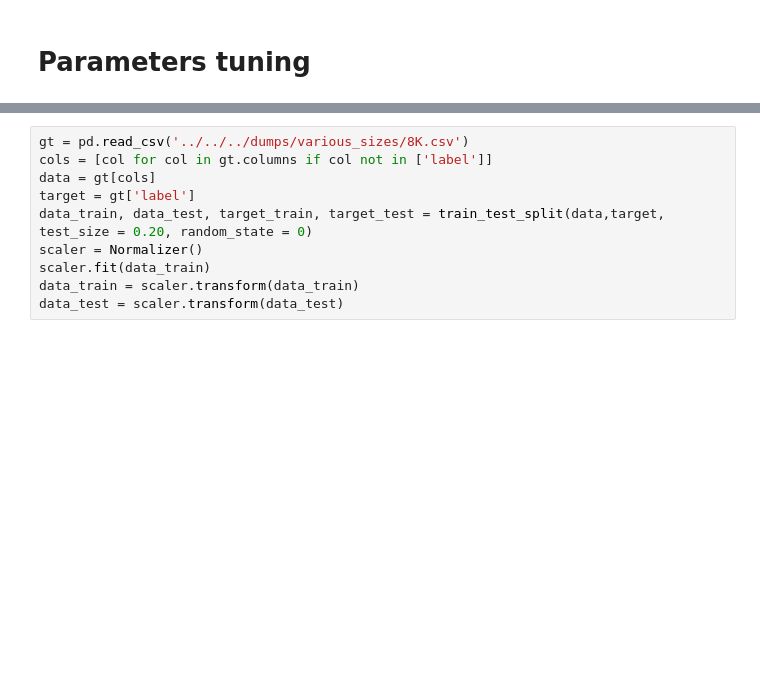
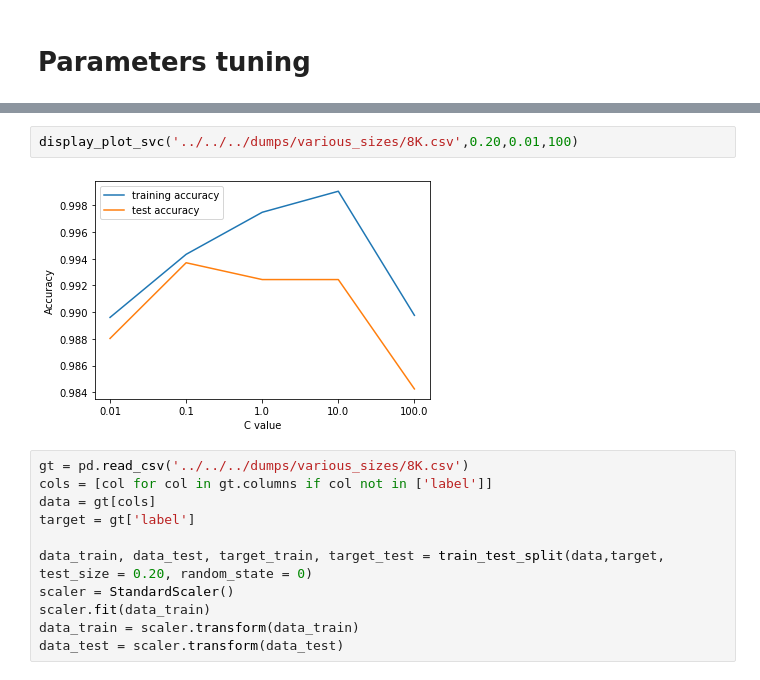
Before and after one commit to roussieau/masterthesis, a Jupyter notebook: src/machine_learning/LinearModels/SVC/parameters_tuning.ipynb, the cells around one changed output, grey strips where cells are left out. Cells and saved outputs as stored; diff of their text form; blank space fills up the shorter version.

```diff
--- a/src/machine_learning/LinearModels/SVC/parameters_tuning.ipynb
+++ b/src/machine_learning/LinearModels/SVC/parameters_tuning.ipynb
@@ -10,10 +21,15 @@ from sklearn.preprocessing import Normalizer
+# %%
+display_plot_svc('../../../dumps/various_sizes/8K.csv',0.20,0.01,100)
+# %% [output]
+[figure, added]
 # %%
 gt = pd.read_csv('../../../dumps/various_sizes/8K.csv')
 cols = [col for col in gt.columns if col not in ['label']]
 data = gt[cols]
 target = gt['label']
+
 data_train, data_test, target_train, target_test = train_test_split(data,target, test_size = 0.20, random_state = 0)
-scaler = Normalizer()
+scaler = StandardScaler()
 scaler.fit(data_train)
 data_train = scaler.transform(data_train)
 data_test = scaler.transform(data_test)
```
Also changed, not shown: parts of 7 cells of this notebook, 29 other files.
